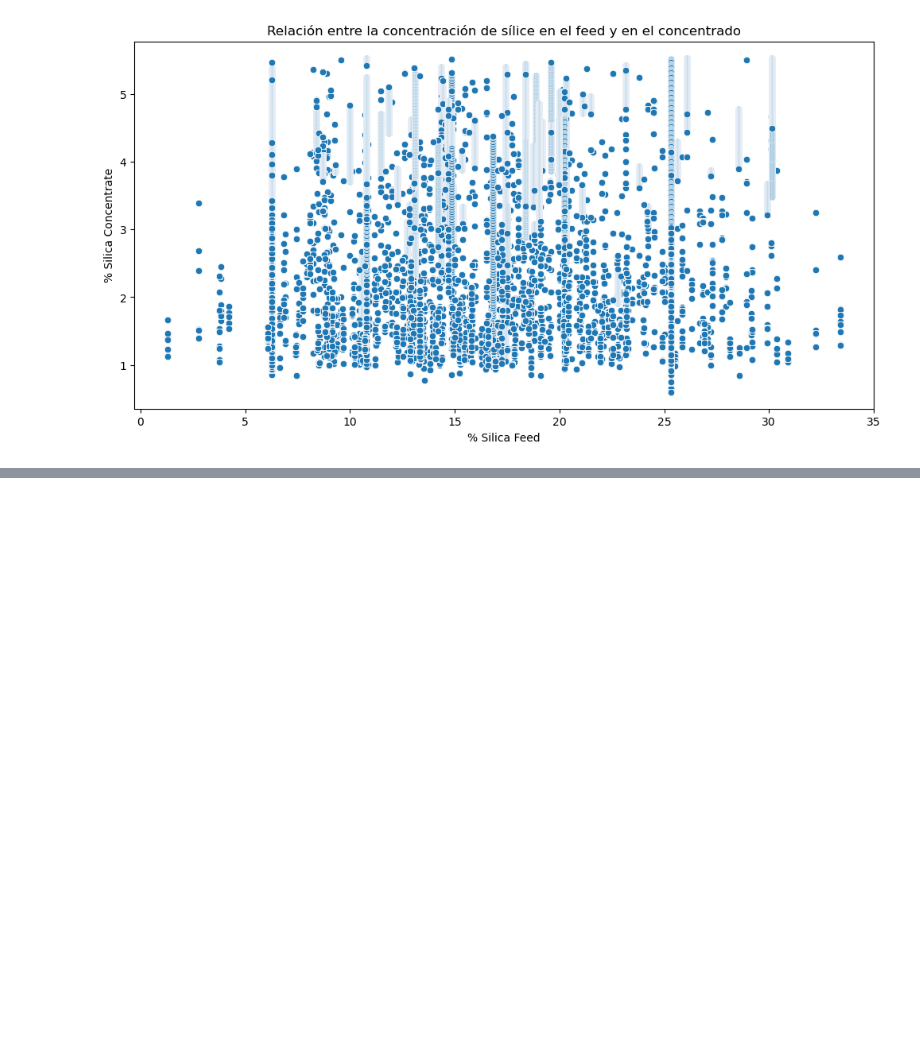
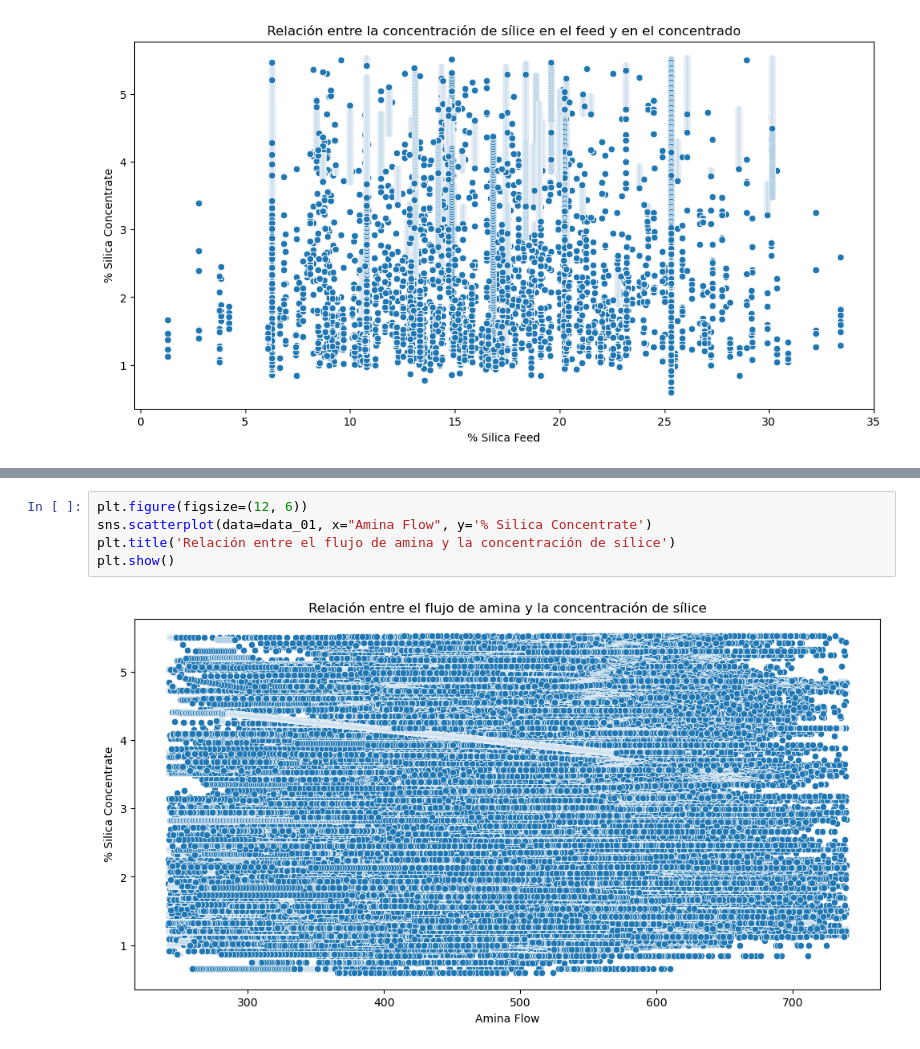
Before and after one commit to JohnLopez15/Mineria_2, a Jupyter notebook: notebook.ipynb, the cells around one changed output, grey strips where cells are left out. Drawn from its saved outputs; the diff is of its cells as text; blank space fills up the shorter version.

```diff
--- a/notebook.ipynb
+++ b/notebook.ipynb
@@ -99,0 +128,7 @@ plt.show()
+# %%
+plt.figure(figsize=(12, 6))
+sns.scatterplot(data=data_01, x="Amina Flow", y='% Silica Concentrate')
+plt.title('Relación entre el flujo de amina y la concentración de sílice')
+plt.show()
+# %% [output]
+[figure, added]
```
Also changed, not shown: parts of 10 cells of this notebook.
